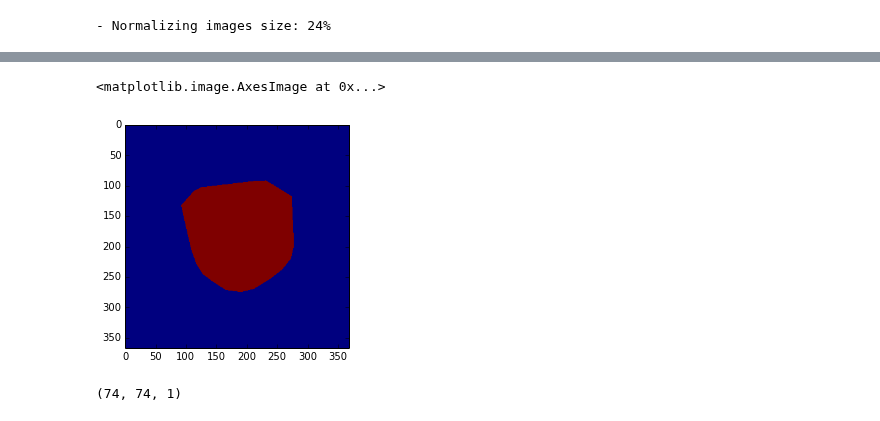
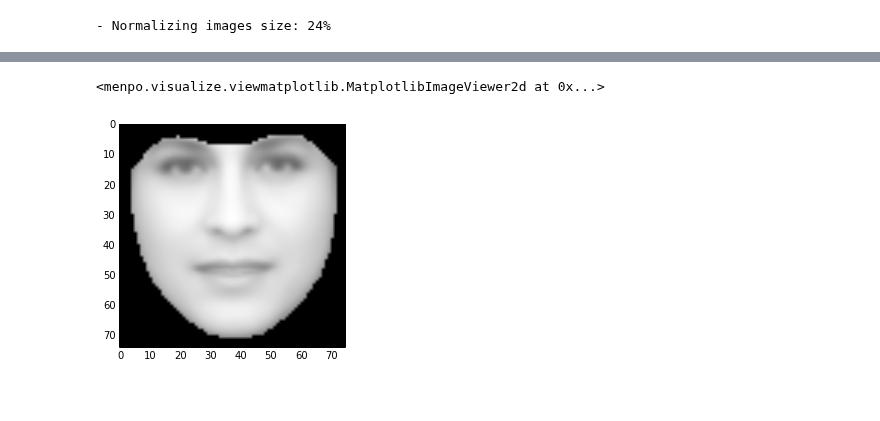
Before and after one commit to jalabort/scrap2, a Jupyter notebook: notebooks/AdvancesAAMs/Scrap 1 - Linear Warp.ipynb, the cells around one changed output, grey strips where cells are left out. Saved outputs shown, nothing was run; the diff lists cells and outputs as text; code cells hidden in the pictures.

```diff
--- a/notebooks/AdvancesAAMs/Scrap 1 - Linear Warp.ipynb
+++ b/notebooks/AdvancesAAMs/Scrap 1 - Linear Warp.ipynb
@@ -41,7 +41,7 @@ class LinearWarp(OrthoPDM):
         self.template_mask = mask
 
         self.W = np.vstack((self.similarity_model.components, self.model.components))
-        V = self.W[:, :2*self.n_landmarks]
+        V = self.W[:, :self.n_dims*self.n_landmarks]
         self.pinv_V = scipy.linalg.pinv(V)
 
     @property
@@ -259,7 +259,7 @@ class LinearWarpAAMBuilder(DeformableModelBuilder):
         n_training_images = len(images)
 
         return self._build_aam(shape_models, appearance_models,
-                               n_training_images)
+                               n_training_images), warped_images
 
     def _build_reference_frame(self, mean_shape):
         return build_reference_frame(mean_shape, boundary=self.boundary,
@@ -489,10 +489,14 @@ def _build_reference_frame(landmarks, boundary=3, group='source'):
 
     return reference_frame
 # %%
-aam_builder = LinearWarpAAMBuilder(normalization_diagonal=200,
+from menpo.transform import PiecewiseAffine
+
+aam_builder = LinearWarpAAMBuilder(normalization_diagonal=100,
+                                   transform=PiecewiseAffine,
+                                   trilist=i.landmarks['ibug_face_68_trimesh'].lms.trilist,
                                    downscale=1.5, max_shape_components=0.95)
 # %%
-aam = aam_builder.build(training_images, group='ibug_face_68',
+aam, warped_images = aam_builder.build(training_images, group='ibug_face_68',
                         verbose=True)
 # %% [output]
 - Normalizing images size: 24%
@@ -509,9 +503,5 @@ coords = i.mask.pixels[0:i.shape[0]:1, 0:i.shape[1]:1]
-# %%
-imshow(coords[..., 0])
-# %% [output]
-<matplotlib.image.AxesImage at 0x...>
-[figure, removed]
-# %%
-coords.shape
-# %% [output]
-(74, 74, 1)
+# %%
+aam.appearance_models[2].component(0, scale=0).view()
+# %% [output]
+<menpo.visualize.viewmatplotlib.MatplotlibImageViewer2d at 0x...>
+[figure, added]
```
Also changed, not shown: parts of 5 cells of this notebook, 3 other files.
